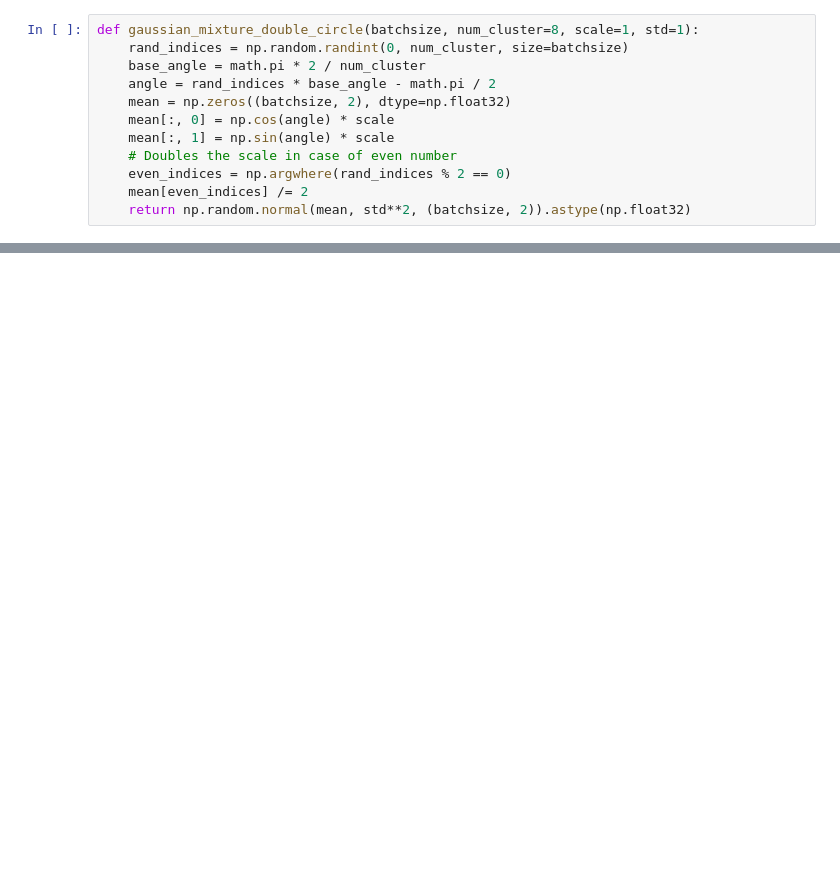
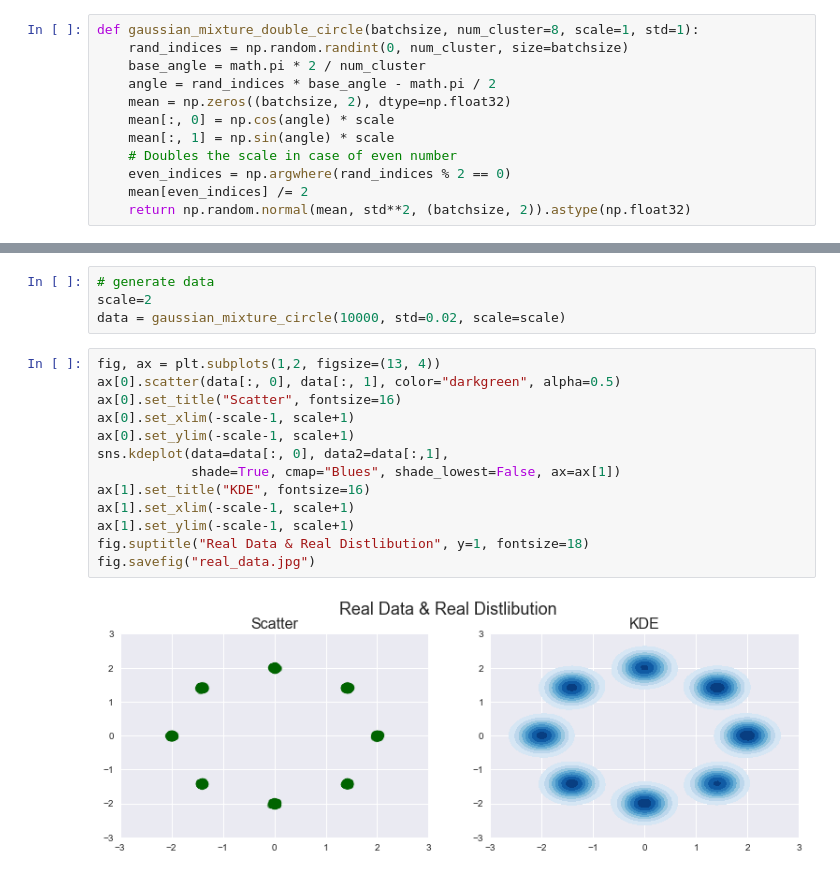
Before and after one commit to haru-256/toy_problem_GMM.chainer, a Jupyter notebook: plot_gmm.ipynb, the cells around one changed output, grey strips where cells are left out. Drawn from its saved outputs; the diff is of its cells as text; blank space fills up the shorter version.

```diff
--- a/plot_gmm.ipynb
+++ b/plot_gmm.ipynb
@@ -55,0 +46,19 @@ sns.jointplot()
+# %%
+# generate data
+scale=2
+data = gaussian_mixture_circle(10000, std=0.02, scale=scale)
+# %%
+fig, ax = plt.subplots(1,2, figsize=(13, 4))
+ax[0].scatter(data[:, 0], data[:, 1], color="darkgreen", alpha=0.5)
+ax[0].set_title("Scatter", fontsize=16)
+ax[0].set_xlim(-scale-1, scale+1)
+ax[0].set_ylim(-scale-1, scale+1)
+sns.kdeplot(data=data[:, 0], data2=data[:,1],
+            shade=True, cmap="Blues", shade_lowest=False, ax=ax[1])
+ax[1].set_title("KDE", fontsize=16)
+ax[1].set_xlim(-scale-1, scale+1)
+ax[1].set_ylim(-scale-1, scale+1)
+fig.suptitle("Real Data & Real Distlibution", y=1, fontsize=18)
+fig.savefig("real_data.jpg")
+# %% [output]
+[figure, added]
```
Also changed, not shown: parts of 6 cells of this notebook, 4 other files.
